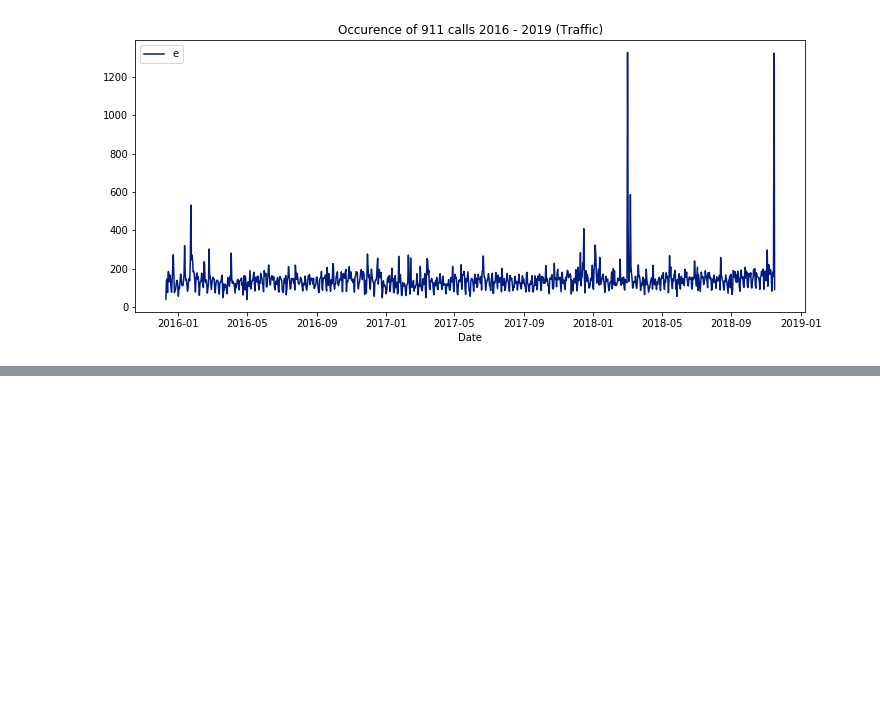
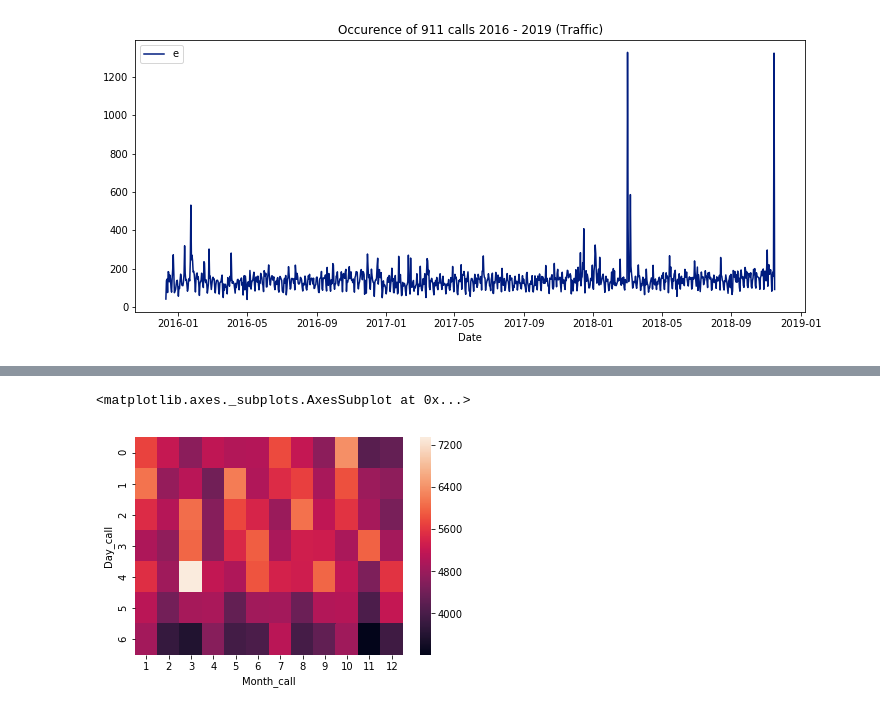
Before and after one commit to petertea96/Kaggle-Emergency-Calls, a Jupyter notebook: Project_Script.ipynb, the cells around one changed output, grey strips where cells are left out. Saved outputs shown, nothing was run; the diff lists cells and outputs as text; code cells hidden in the pictures; blank space fills up the shorter version.

Commit message:
Added heatmap

```diff
--- a/Project_Script.ipynb
+++ b/Project_Script.ipynb
@@ -347,0 +360,9 @@ Date_Traffic_counts.plot(x = 'Date', y = 'e', figsize=(12, 5), title = "Occurenc
+# %%
+#table = pd.pivot_table(data = Emergency_data, index='Day_call',
+#                      columns='Hour_call', aggfunc= lambda x: len(x.unique()))
+#table['Reason_for_call']
+#Emergency_data.groupby(by=['Day_call','Month_call']).count()['Reason_for_call'].unstack()
+
+#--> Is there an association between the day of week of call vs. the month of call?
+table = pd.crosstab(Emergency_data.Day_call, Emergency_data.Month_call)
+table
@@ -347,0 +379,5 @@ Date_Traffic_counts.plot(x = 'Date', y = 'e', figsize=(12, 5), title = "Occurenc
+# %%
+sns.heatmap(table)
+# %% [output]
+<matplotlib.axes._subplots.AxesSubplot at 0x...>
+[figure, added]
```
Also changed, not shown: parts of 10 cells of this notebook.
